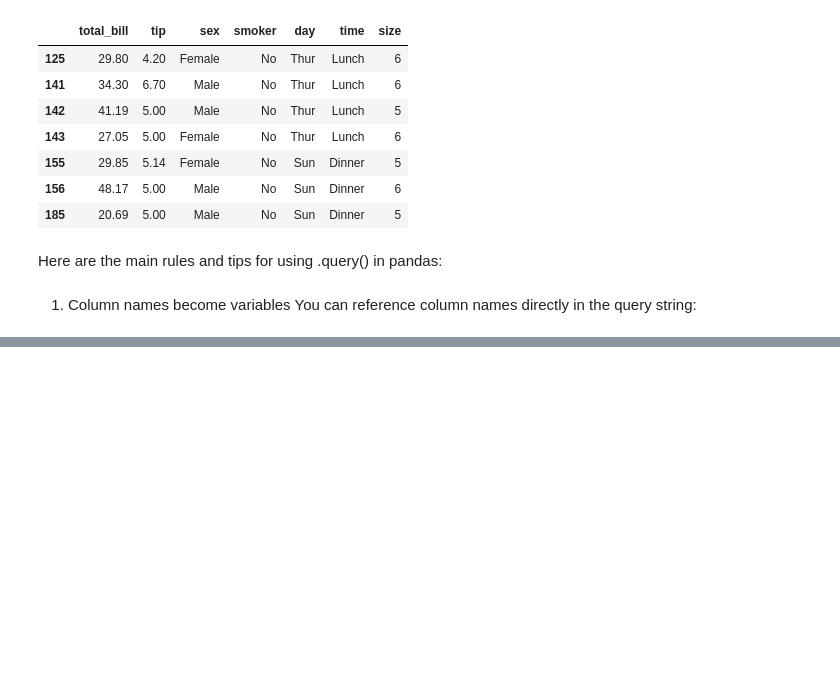
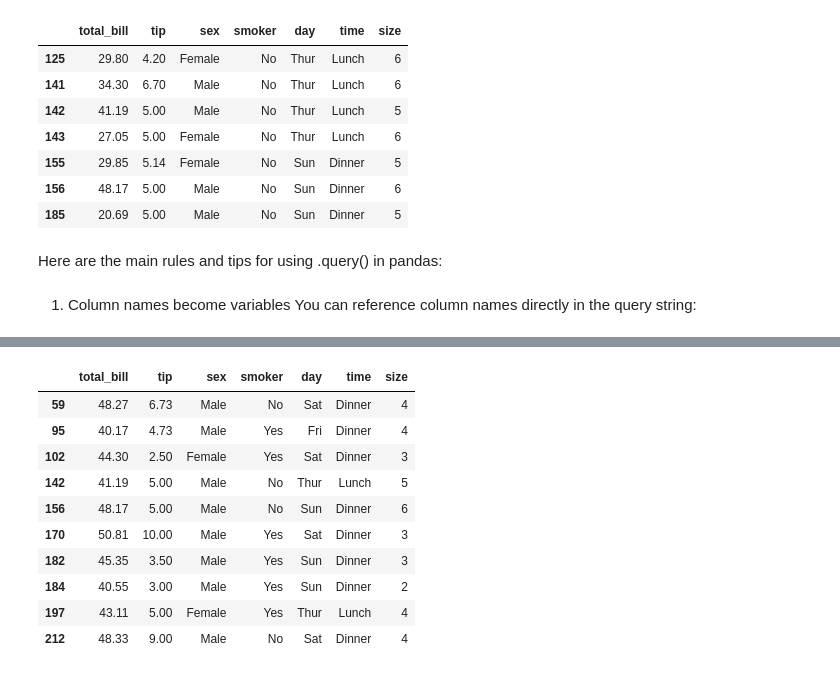
Before and after one commit to prateekyado/pandas-practice, a Jupyter notebook: NoteBook/04_data_selection_filtering.ipynb, the cells around one changed output, grey strips where cells are left out. Drawn from its saved outputs; the diff is of its cells as text; code cells hidden in the pictures; blank space fills up the shorter version.

```diff
--- a/NoteBook/04_data_selection_filtering.ipynb
+++ b/NoteBook/04_data_selection_filtering.ipynb
@@ -217,0 +197,15 @@ df.query("City == 'delhi'")  # ❌ if actual value is 'Delhi'
+# %%
+bill = 40
+df.query("total_bill > @bill")
+# %% [output]
+|  | total_bill | tip | sex | smoker | day | time | size |
+| 59 | 48.27 | 6.73 | Male | No | Sat | Dinner | 4 |
+| 95 | 40.17 | 4.73 | Male | Yes | Fri | Dinner | 4 |
+| 102 | 44.30 | 2.50 | Female | Yes | Sat | Dinner | 3 |
+| 142 | 41.19 | 5.00 | Male | No | Thur | Lunch | 5 |
+| 156 | 48.17 | 5.00 | Male | No | Sun | Dinner | 6 |
+| 170 | 50.81 | 10.00 | Male | Yes | Sat | Dinner | 3 |
+| 182 | 45.35 | 3.50 | Male | Yes | Sun | Dinner | 3 |
+| 184 | 40.55 | 3.00 | Male | Yes | Sun | Dinner | 2 |
+| 197 | 43.11 | 5.00 | Female | Yes | Thur | Lunch | 4 |
+| 212 | 48.33 | 9.00 | Male | No | Sat | Dinner | 4 |
```
Also changed, not shown: parts of 18 cells of this notebook, 15 other files.
